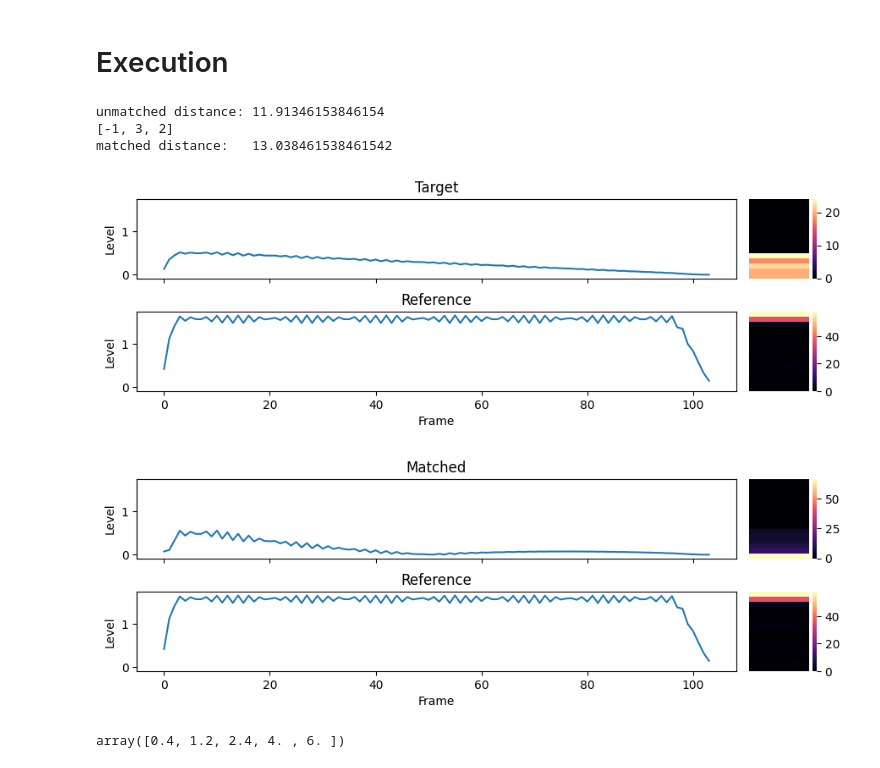
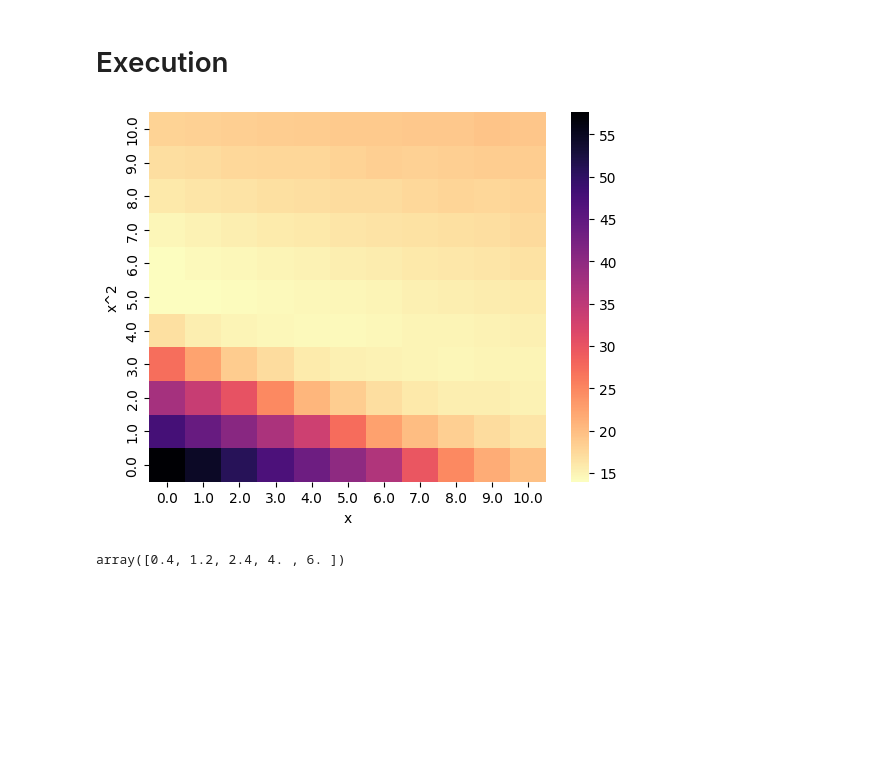
Before and after one commit to Mrozinskikj/MSci-Project, a Jupyter notebook: Matching.ipynb, the cells around one changed output. Cells and saved outputs as stored; diff of their text form; code cells hidden in the pictures; blank space fills up the shorter version.

Commit message:
fix brute force heatmap

```diff
--- a/Matching.ipynb
+++ b/Matching.ipynb
@@ -181,18 +181,17 @@ def getDistance(tDynamicResponse, rDynamicResponse):
     return np.sum(abs(dist))
 
 # Warp the dynamics of a frequency bin by applying a polynomial equation
-def warp(bin,poly):
+def warp(bin,coeff):
     #poly[0]=x, poly[1]=x^2, poly[2]=x^3 etc
-    print(poly)
-    f = lambda x: poly[2]*(x**3) + poly[1]*(x**2) + poly[0]*(x)
-    warped = f(bin)
-    return warped
+    #print(poly)
+    #f = lambda x: poly[2]*(x**3) + poly[1]*(x**2) + poly[0]*(x)
+    #warped = f(bin)
+    #return warped
 
     warped = np.zeros_like(bin)
-    for i in range(len(poly)):
-        component = (bin**(i+1))*poly[i]
+    for i in range(len(coeff)):
+        component = coeff[i] * (bin*(np.abs(bin)**i))
         warped += component
-        print(warped)
         #bin = (bin**(i+1))*poly[i]
         #bin = bin*poly[i]**(1/(i+1))
 
@@ -249,6 +248,25 @@ def bruteForceMatching(tAudio,rAudio,dynamicBins,freqBin, testDistance, fidelity
     plt.xlabel('x')
     plt.ylabel('x^2')
     plt.show()
+# %%
+def bruteForceMatching(tAudio,rAudio,dynamicBins,freqBin, testDistance, steps):
+    multipliers = np.linspace(0,testDistance,steps)
+
+    #distances = np.empty_like(multipliers)
+    distances = np.zeros((steps,steps))
+
+    for i in range(steps):
+        for j in range(steps):
+            matched = warp(tAudio["STFT"][freqBin,:],[multipliers[i],multipliers[j]])
+            #matched = multipliers[i]*tAudio["STFT"][freqBin,:]**2 + multipliers[j]*tAudio["STFT"][freqBin,:]
+            tDynamicResponse, rDynamicReponse = getDynamicResponse(matched,rAudio["STFT"][freqBin,:],dynamicBins)
+            distances[i,j] = getDistance(tDynamicResponse,rDynamicReponse)
+
+    ax = sns.heatmap(distances,xticklabels=multipliers,yticklabels=multipliers,cmap="magma_r")
+    ax.invert_yaxis()
+    plt.xlabel('x')
+    plt.ylabel('x^2')
+    plt.show()
 # %% [markdown]
 <h1>Execution</h1>
 # %%
@@ -259,19 +277,15 @@ figScale = 1
 # %%
 tAudio, rAudio = importAudio(target="tonequiet.wav",reference="toneloud.wav", output=False)
 #tAudio, rAudio = importAudio(target="audio_mono.wav",reference="audio2_mono.wav", output=True)
 
-mAudio = dynamicMatching(tAudio,rAudio,dynamicBins=16, plotBin=100)
-#bruteForceMatching(tAudio,rAudio,dynamicBins=64, freqBin=100, testDistance=10, fidelity=20)
+#mAudio = dynamicMatching(tAudio,rAudio,dynamicBins=16, plotBin=100)
+bruteForceMatching(tAudio,rAudio,dynamicBins=64, freqBin=100, testDistance=10, steps=11)
 
 #mAudio = EQMatching(tAudio,rAudio,smoothing=1, plot=True)
 
 #plotSpectrogram(tAudio, mAudio, rAudio)
 # %% [output]
-unmatched distance: 11.91346153846154
-[-1, 3, 2]
-matched distance:   13.038461538461542
-[figure, old version]
+[figure, new version]
-[figure, removed]
 # %%
 testArr = np.array([1,2,3,4,5])
 0.2*testArr**2 + 0.2*testArr
```
Also changed, not shown: parts of 5 cells of this notebook.
